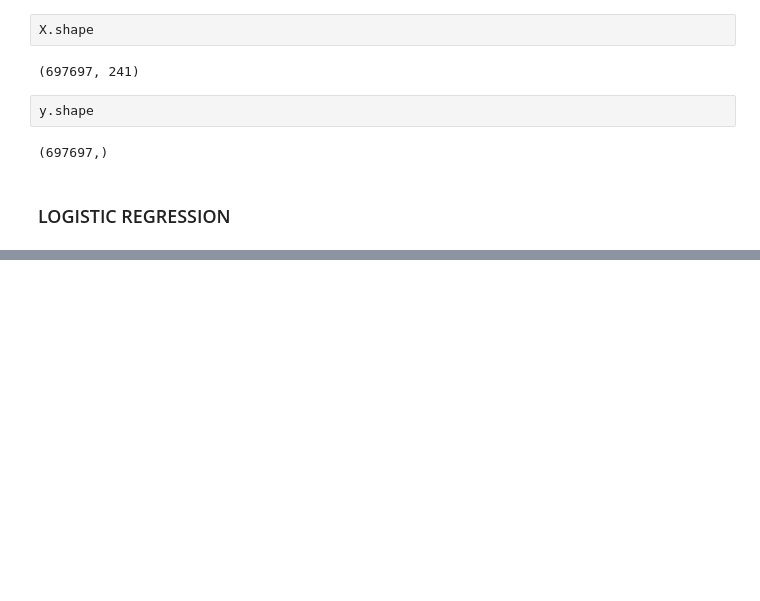
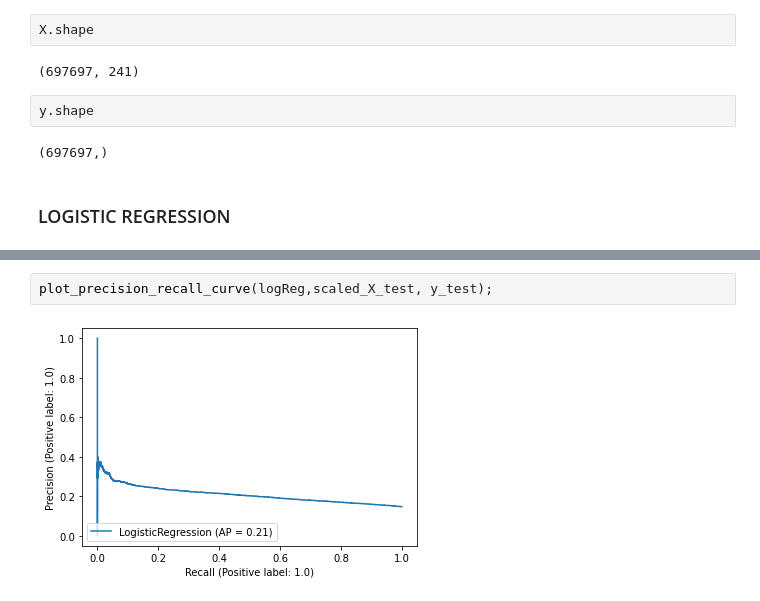
Before and after one commit to bjackany/Flight_delay_predictor, a Jupyter notebook: Cleaning and Modeling/4delta_Logistic-Copy1.ipynb, the cells around one changed output, grey strips where cells are left out. Saved outputs shown, nothing was run; the diff lists cells and outputs as text; blank space fills up the shorter version.

```diff
--- a/data_cleaning_preprocessing/delta_random_forest.ipynb
+++ b/Cleaning and Modeling/4delta_Logistic-Copy1.ipynb
@@ -431,0 +265,4 @@ plt.show()
+# %%
+plot_precision_recall_curve(logReg,scaled_X_test, y_test);
+# %% [output]
+[figure, added]
```
Also changed, not shown: parts of 69 cells of this notebook, 15 other files.
